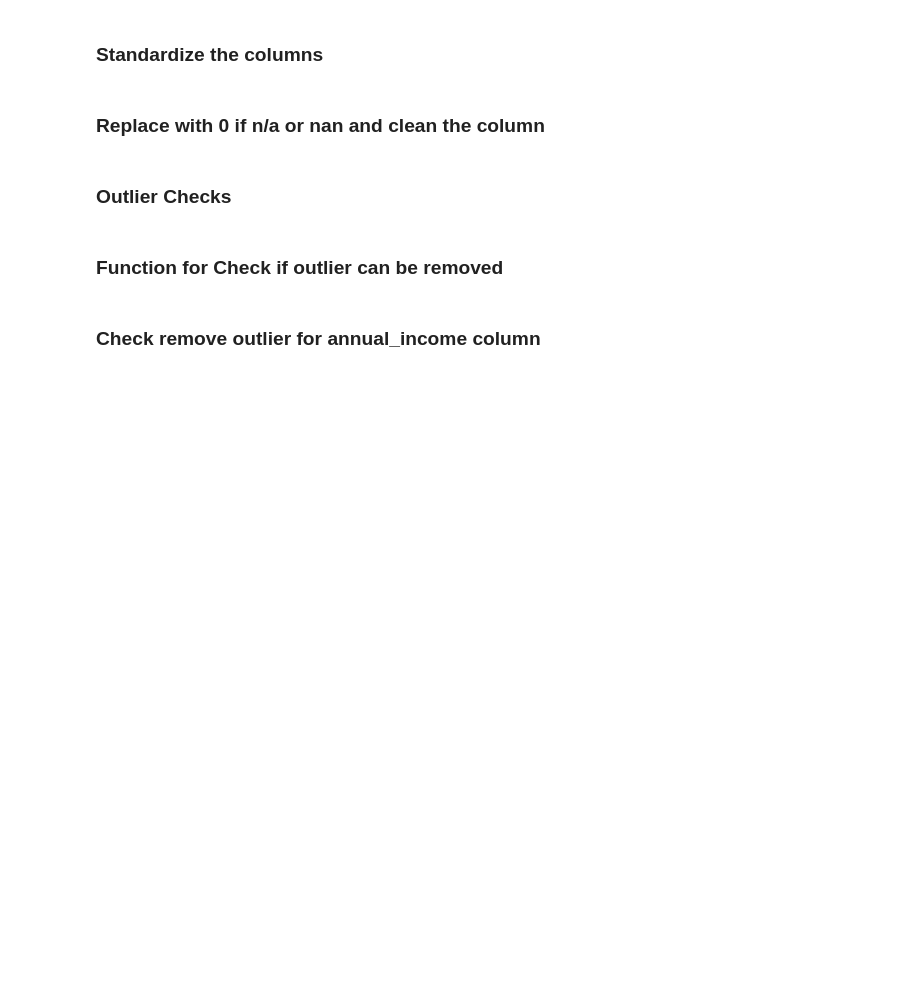
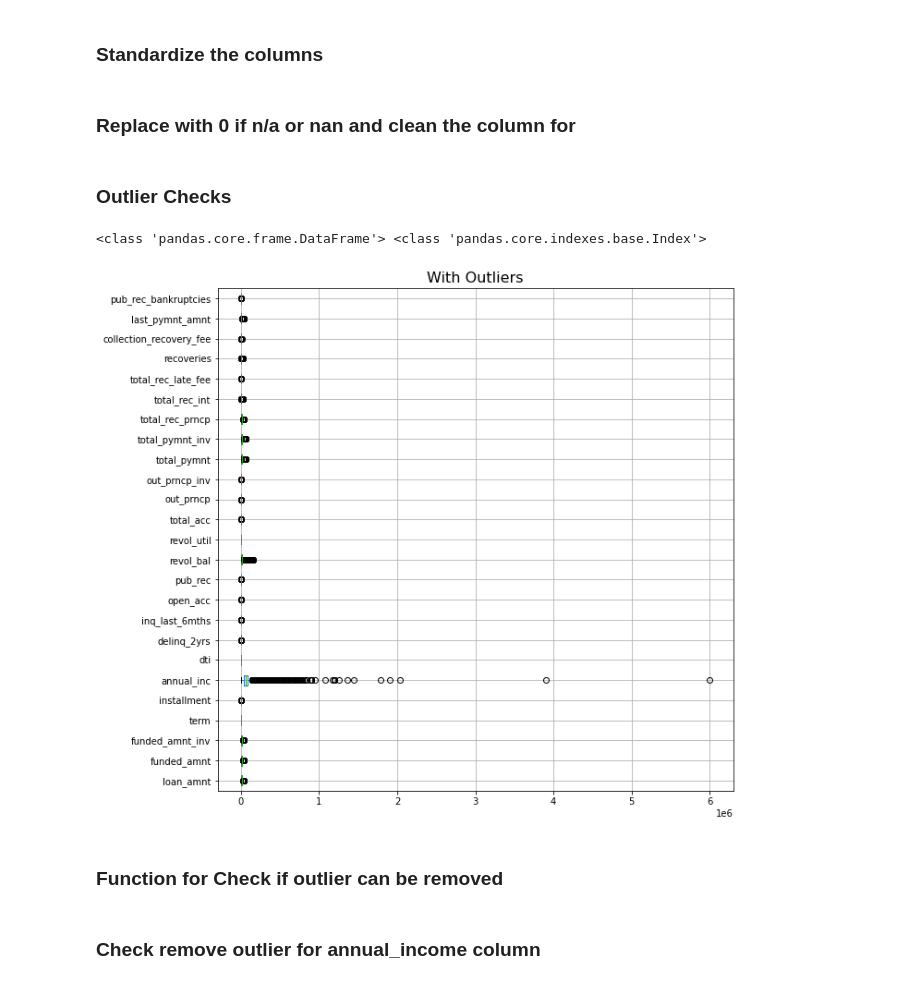
Before and after one commit to geeta-m-desai/LendingClubCaseStudy, a Jupyter notebook: Group_Facilitator_Geeta.ipynb, the cells around one changed output. Cells and saved outputs as stored; diff of their text form; code cells hidden in the pictures; blank space fills up the shorter version.

```diff
--- a/Group_Facilitator_Geeta.ipynb
+++ b/Group_Facilitator_Geeta.ipynb
@@ -168,7 +200,7 @@ df['int_rate'] = [x.rstrip('%') for x in df['int_rate']  ]
 # Convert revol_util to float for anaylsis
 df['revol_util'] = df['revol_util'].str.rstrip('%').astype(float)
 # %% [markdown]
-### Replace with 0 if n/a or nan and clean the column
+### Replace with 0 if n/a or nan and clean the column  for
 # %%
 df['emp_length'] = [0 if x == '< 1 year' or ''
                     else 0 if x == 'n/a'
@@ -185,8 +217,12 @@ df['last_pymnt_d'].fillna("01/01/9999", inplace = True)
 ### Outlier Checks
 # %%
 # construct box plot for continuous variables
-cont=df.dtypes[(df.dtypes!='uint8') & (df.dtypes!='bool') & (df.columns.values == 'annual_inc') ].index
+cont=df.dtypes[(df.dtypes!='uint8') & (df.dtypes!='bool')].index
+print(type(df[cont]),type(cont))
 plt.figure(figsize=(10,10))
 df[cont].boxplot(vert=0)
 plt.title('With Outliers',fontsize=16)
 plt.show()
+# %% [output]
+<class 'pandas.core.frame.DataFrame'> <class 'pandas.core.indexes.base.Index'>
+[figure, added]
```
Also changed, not shown: parts of 12 cells of this notebook.
